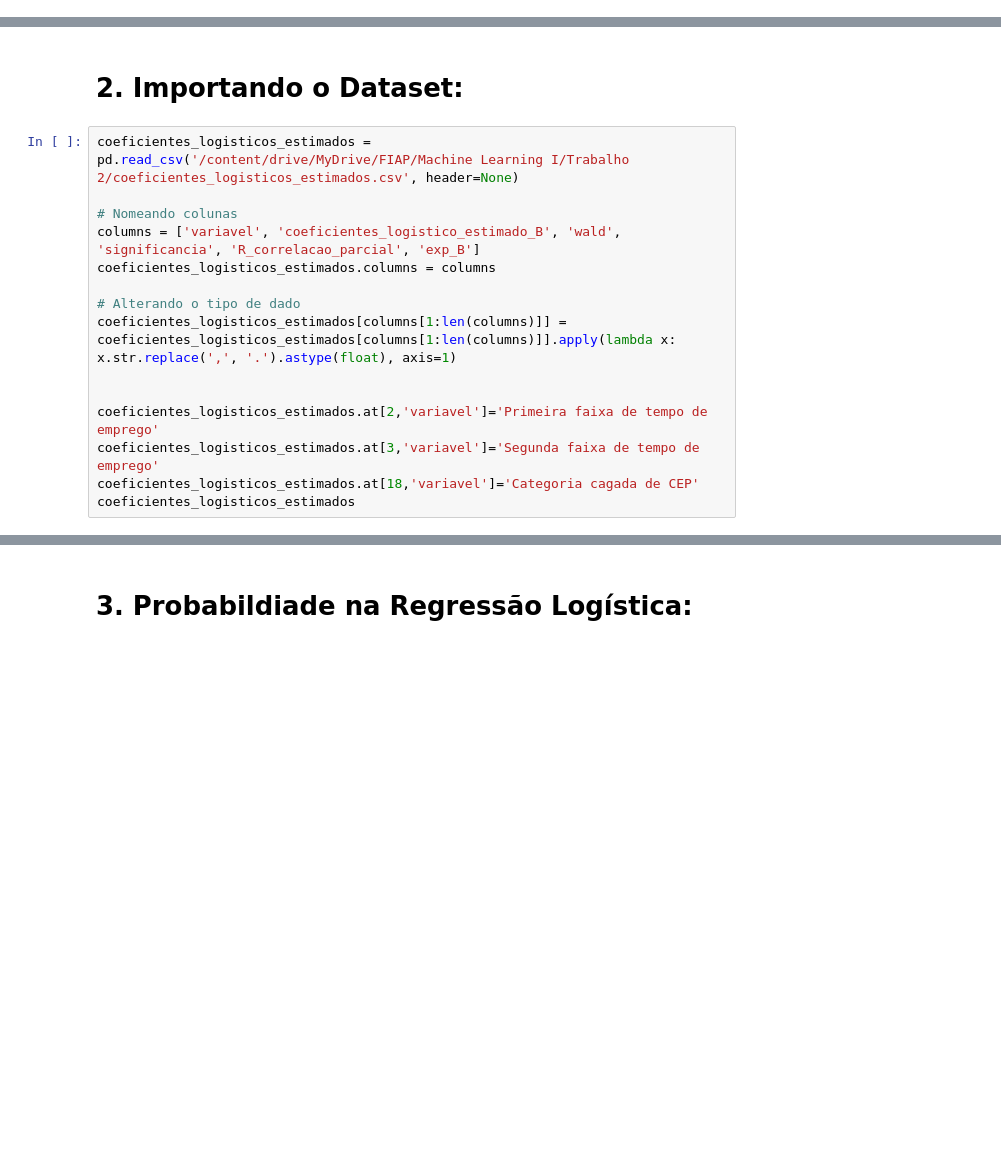
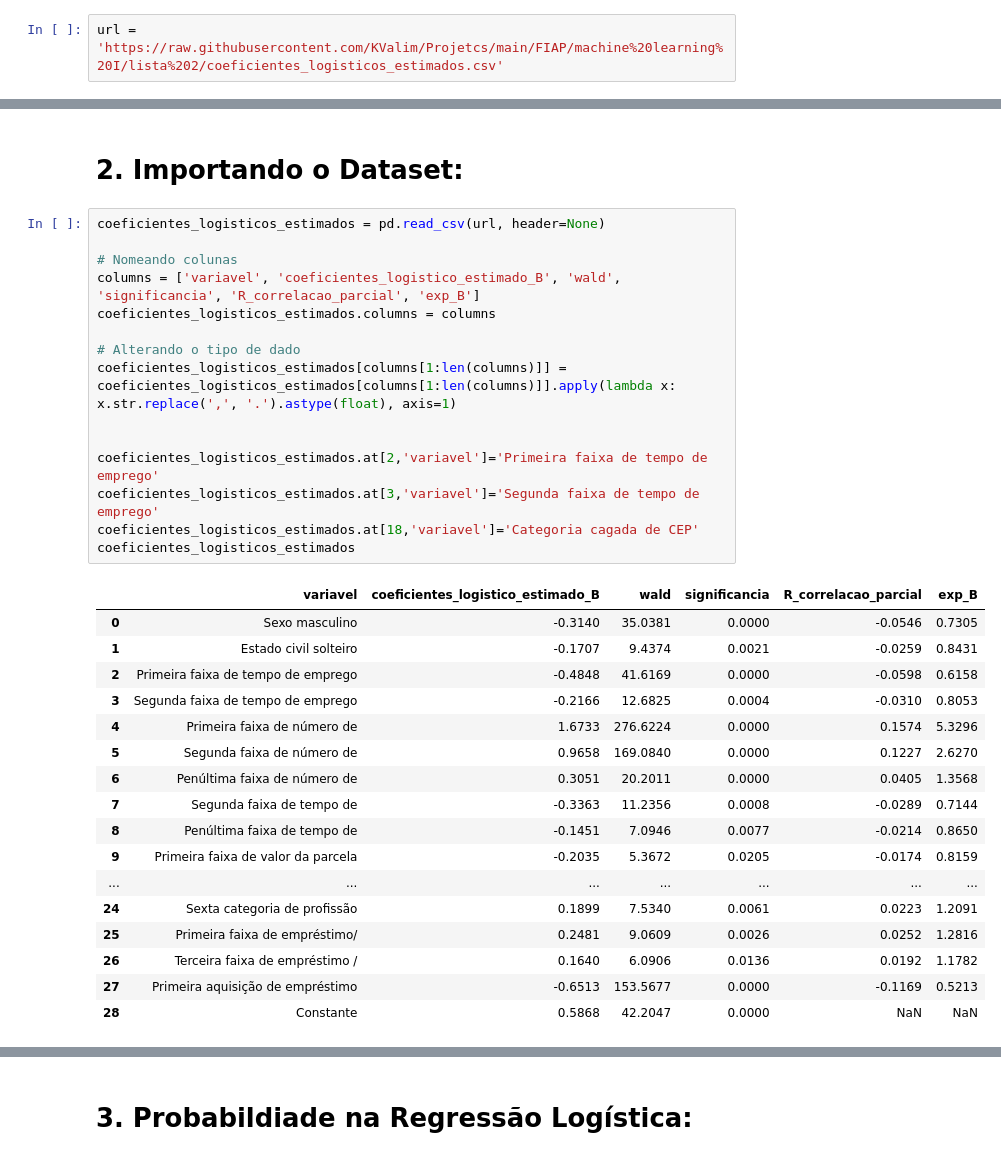
Before and after one commit to KValim/Projetcs, a Jupyter notebook: FIAP/machine learning I/lista 2/lista 2.ipynb, the cells around one changed output, grey strips where cells are left out. Saved outputs shown, nothing was run; the diff lists cells and outputs as text; blank space fills up the shorter version.

```diff
--- a/FIAP/machine learning I/lista 2/lista 2.ipynb
+++ b/FIAP/machine learning I/lista 2/lista 2.ipynb
@@ -10,22 +7,42 @@ drive.mount('/content/drive')
+# %%
+url = 'https://raw.githubusercontent.com/KValim/Projetcs/main/FIAP/machine%20learning%20I/lista%202/coeficientes_logisticos_estimados.csv'
 # %%
 import math
 import pandas as pd
 # %% [markdown]
 # <h1>2. Importando o Dataset:
 # %%
-coeficientes_logisticos_estimados = pd.read_csv('/content/drive/MyDrive/FIAP/Machine Learning I/Trabalho 2/coeficientes_logisticos_estimados.csv', header=None)
+coeficientes_logisticos_estimados = pd.read_csv(url, header=None)
 
 # Nomeando colunas
 columns = ['variavel', 'coeficientes_logistico_estimado_B', 'wald', 'significancia', 'R_correlacao_parcial', 'exp_B']
 coeficientes_logisticos_estimados.columns = columns
 
 # Alterando o tipo de dado
 coeficientes_logisticos_estimados[columns[1:len(columns)]] = coeficientes_logisticos_estimados[columns[1:len(columns)]].apply(lambda x: x.str.replace(',', '.').astype(float), axis=1)
 
 
 coeficientes_logisticos_estimados.at[2,'variavel']='Primeira faixa de tempo de emprego'
 coeficientes_logisticos_estimados.at[3,'variavel']='Segunda faixa de tempo de emprego'
 coeficientes_logisticos_estimados.at[18,'variavel']='Categoria cagada de CEP'
 coeficientes_logisticos_estimados
+# %% [output]
+|  | variavel | coeficientes_logistico_estimado_B | wald | significancia | R_correlacao_parcial | exp_B |
+| 0 | Sexo masculino | -0.3140 | 35.0381 | 0.0000 | -0.0546 | 0.7305 |
+| 1 | Estado civil solteiro | -0.1707 | 9.4374 | 0.0021 | -0.0259 | 0.8431 |
+| 2 | Primeira faixa de tempo de emprego | -0.4848 | 41.6169 | 0.0000 | -0.0598 | 0.6158 |
+| 3 | Segunda faixa de tempo de emprego | -0.2166 | 12.6825 | 0.0004 | -0.0310 | 0.8053 |
+| 4 | Primeira faixa de número de | 1.6733 | 276.6224 | 0.0000 | 0.1574 | 5.3296 |
+| 5 | Segunda faixa de número de | 0.9658 | 169.0840 | 0.0000 | 0.1227 | 2.6270 |
+| 6 | Penúltima faixa de número de | 0.3051 | 20.2011 | 0.0000 | 0.0405 | 1.3568 |
+| 7 | Segunda faixa de tempo de | -0.3363 | 11.2356 | 0.0008 | -0.0289 | 0.7144 |
+| 8 | Penúltima faixa de tempo de | -0.1451 | 7.0946 | 0.0077 | -0.0214 | 0.8650 |
+| 9 | Primeira faixa de valor da parcela | -0.2035 | 5.3672 | 0.0205 | -0.0174 | 0.8159 |
+| ... | ... | ... | ... | ... | ... | ... |
+| 24 | Sexta categoria de profissão | 0.1899 | 7.5340 | 0.0061 | 0.0223 | 1.2091 |
+| 25 | Primeira faixa de empréstimo/ | 0.2481 | 9.0609 | 0.0026 | 0.0252 | 1.2816 |
+| 26 | Terceira faixa de empréstimo / | 0.1640 | 6.0906 | 0.0136 | 0.0192 | 1.1782 |
+| 27 | Primeira aquisição de empréstimo | -0.6513 | 153.5677 | 0.0000 | -0.1169 | 0.5213 |
+| 28 | Constante | 0.5868 | 42.2047 | 0.0000 | NaN | NaN |
 # %%
 coeficientes_logisticos_estimados.info()
```
Also changed, not shown: parts of 12 cells of this notebook.
